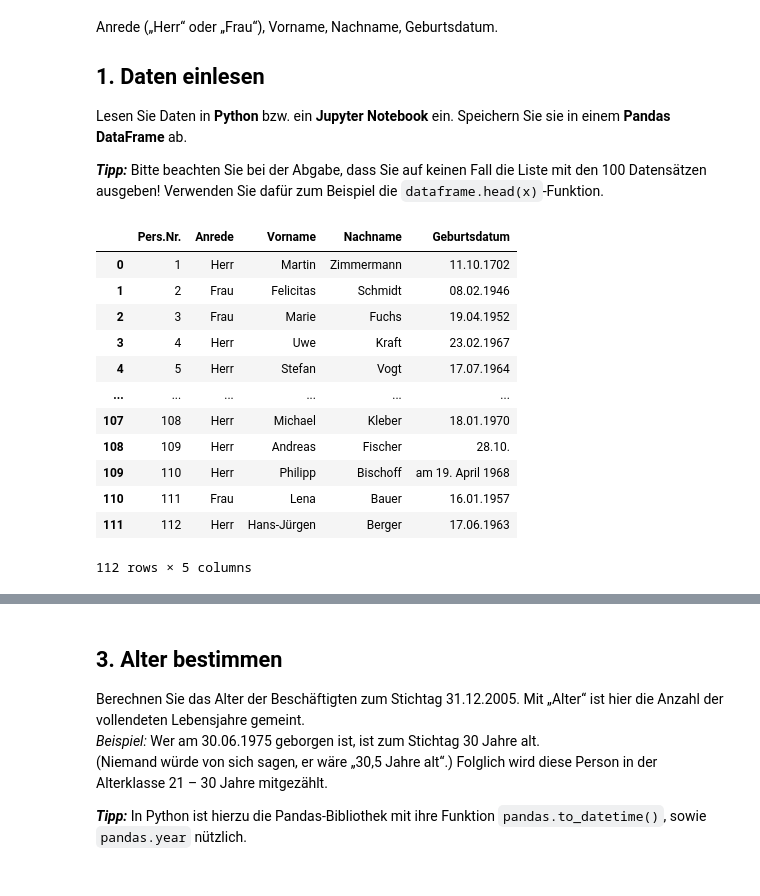
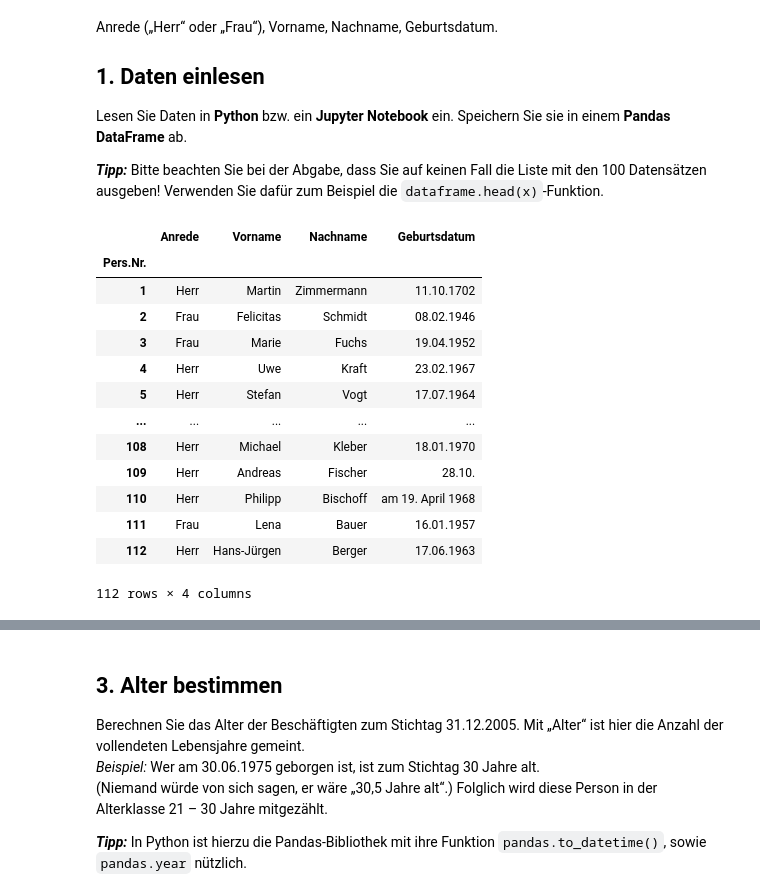
Before and after one commit to Fiusa21/Statistik_Labore, a Jupyter notebook: TestatAufgabe_1.ipynb, the cells around one changed output, grey strips where cells are left out. Cells and saved outputs as stored; diff of their text form; code cells hidden in the pictures.

```diff
--- a/TestatAufgabe_1.ipynb
+++ b/TestatAufgabe_1.ipynb
@@ -17,28 +17,32 @@ Lesen Sie Daten in **Python** bzw. ein **Jupyter Notebook** ein. Speichern Sie s
 # %%
 import pandas
 import pandas as pd
 
 #ToDo: 1. Ersetzen Sie im Dateinamen xy durch entsprechende Matrikelnummer
 #      2. Lassen Sie sich alle Daten anzeigen, um "fehlerhafte" Daten zu erkennen
 
 data = pd.read_csv('datasets/sr_aufg_1_13.txt', sep=';',
             encoding='unicode_escape', na_values='.', header = None,
             names=['Pers.Nr.', 'Anrede', 'Vorname', 'Nachname', 'Geburtsdatum'])
+
+#use "Pers.Nr." as index
+data.set_index('Pers.Nr.', inplace=True)
 data
 # %% [output]
-|  | Pers.Nr. | Anrede | Vorname | Nachname | Geburtsdatum |
-| 0 | 1 | Herr | Martin | Zimmermann | 11.10.1702 |
-| 1 | 2 | Frau | Felicitas | Schmidt | 08.02.1946 |
-| 2 | 3 | Frau | Marie | Fuchs | 19.04.1952 |
-| 3 | 4 | Herr | Uwe | Kraft | 23.02.1967 |
-| 4 | 5 | Herr | Stefan | Vogt | 17.07.1964 |
-| ... | ... | ... | ... | ... | ... |
-| 107 | 108 | Herr | Michael | Kleber | 18.01.1970 |
-| 108 | 109 | Herr | Andreas | Fischer | 28.10. |
-| 109 | 110 | Herr | Philipp | Bischoff | am 19. April 1968 |
-| 110 | 111 | Frau | Lena | Bauer | 16.01.1957 |
-| 111 | 112 | Herr | Hans-Jürgen | Berger | 17.06.1963 |
+|  | Anrede | Vorname | Nachname | Geburtsdatum |
+| Pers.Nr. |  |  |  |  |
+| 1 | Herr | Martin | Zimmermann | 11.10.1702 |
+| 2 | Frau | Felicitas | Schmidt | 08.02.1946 |
+| 3 | Frau | Marie | Fuchs | 19.04.1952 |
+| 4 | Herr | Uwe | Kraft | 23.02.1967 |
+| 5 | Herr | Stefan | Vogt | 17.07.1964 |
+| ... | ... | ... | ... | ... |
+| 108 | Herr | Michael | Kleber | 18.01.1970 |
+| 109 | Herr | Andreas | Fischer | 28.10. |
+| 110 | Herr | Philipp | Bischoff | am 19. April 1968 |
+| 111 | Frau | Lena | Bauer | 16.01.1957 |
+| 112 | Herr | Hans-Jürgen | Berger | 17.06.1963 |
-112 rows × 5 columns
+112 rows × 4 columns
 # %% [markdown]
 ## 2. Daten bereinigen
 Führen Sie eine Datenbereinigung durch. <br>
```
Also changed, not shown: parts of 5 cells of this notebook.
